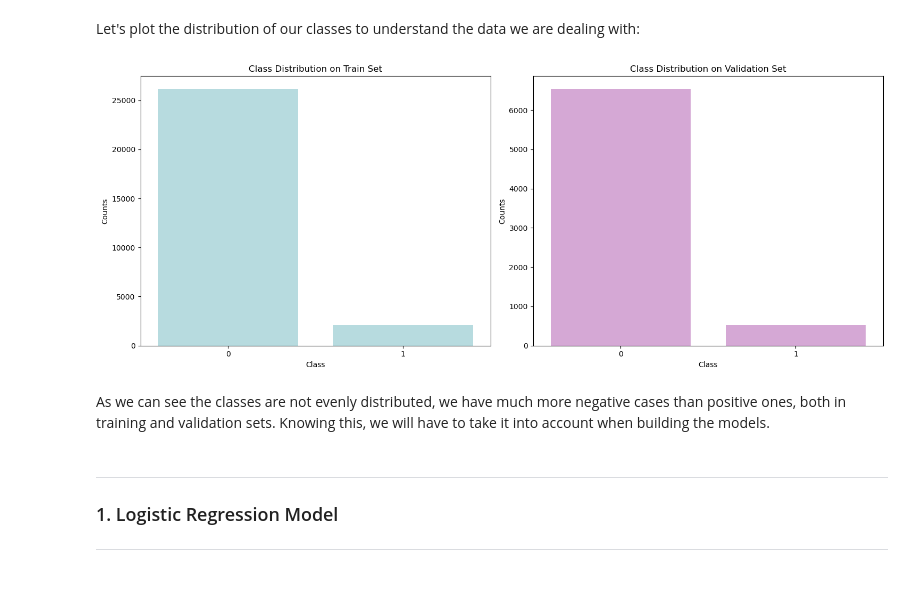
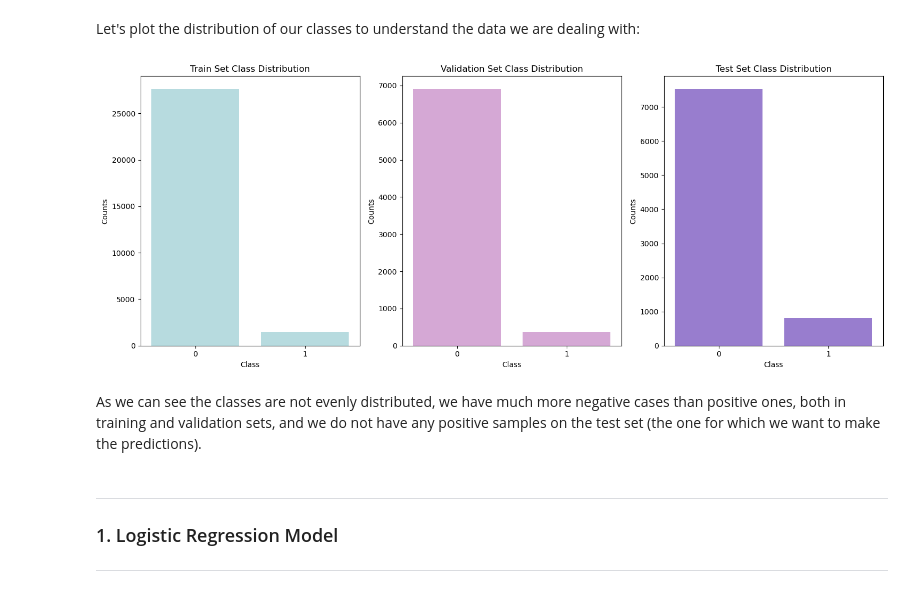
Before and after one commit to laurabolta/Synthesis-Project-I, a Jupyter notebook: DropOutModels.ipynb, the cells around one changed output. Saved outputs shown, nothing was run; the diff lists cells and outputs as text; code cells hidden in the pictures.

Commit message:
Finished drop out prediction models

```diff
--- a/DropOutModels.ipynb
+++ b/DropOutModels.ipynb
@@ -15,8 +15,8 @@ df = clean_df.copy()
 df = df.dropna(subset=['nota_assignatura'])
 
 # Separate current year data (to predict)
-df_train = df[df['curs_academic'] != '2023/24'].copy()
-df_pred_target = df[df['curs_academic'] == '2023/24'].copy()
+df_train = df[df['curs_academic'] != '2021/22'].copy()
+df_pred_target = df[df['curs_academic'] == '2021/22'].copy()
 # %%
 from sklearn.preprocessing import OneHotEncoder
 from sklearn.compose import ColumnTransformer
@@ -37,8 +37,8 @@ X_train, X_val, y_train, y_val = train_test_split(
 )
 
 # Data to predict
-X_predict = df_pred_target.drop(columns=['abandonament'])
-y_predict = df_pred_target['abandonament']   # Ground truth for 2023/24
+X_test = df_pred_target.drop(columns=['abandonament'])
+y_test = df_pred_target['abandonament']   # Ground truth for 2023/24
 
 # Select categorical columns to encode
 categorical_cols = X_train.select_dtypes(include='object').columns.tolist()
@@ -112,36 +113,34 @@ def cross_validation(pipeline, X_train, y_train, scoring='f1', cv=5):
 # %% [markdown]
 Let's plot the distribution of our classes to understand the data we are dealing with:
 # %%
+# Compute class distributions
 data_train = {'0': np.sum(y_train == 0), '1': np.sum(y_train == 1)}
+data_val   = {'0': np.sum(y_val == 0), '1': np.sum(y_val == 1)}
+data_test  = {'0': np.sum(y_test == 0), '1': np.sum(y_test == 1)}
 
-df_train = pd.DataFrame({
-    'Class': ['0', '1'],
-    'Counts': [data_train['0'], data_train['1']]
-})
+# Create DataFrames
+df_train = pd.DataFrame({'Class': ['0', '1'], 'Counts': [data_train['0'], data_train['1']]})
+df_val   = pd.DataFrame({'Class': ['0', '1'], 'Counts': [data_val['0'], data_val['1']]})
+df_test  = pd.DataFrame({'Class': ['0', '1'], 'Counts': [data_test['0'], data_test['1']]})
 
-data_val = {'0': np.sum(y_val == 0), '1': np.sum(y_val == 1)}
+# Plot
+fig, axes = plt.subplots(1, 3, figsize=(15, 6))
 
-df_val = pd.DataFrame({
-    'Class': ['0', '1'],
-    'Counts': [data_val['0'], data_val['1']]
-})
+sns.barplot(data=df_train, x='Class', y='Counts', color='powderblue', ax=axes[0])
+axes[0].set_title("Train Set Class Distribution")
 
+sns.barplot(data=df_val, x='Class', y='Counts', color='plum', ax=axes[1])
+axes[1].set_title("Validation Set Class Distribution")
 
-fig, axes = plt.subplots(1, 2, figsize=(15, 6))
-# Plot train set distribution
-sns.barplot(data=df_train, x='Class', y='Counts', color='powderblue', ax=axes[0])
-axes[0].set_title("Class Distribution on Train Set")
-
-# Plot validation set distribution
-sns.barplot(data=df_val, x='Class', y='Counts', color='plum', ax=axes[1])
-axes[1].set_title("Class Distribution on Validation Set")
+sns.barplot(data=df_test, x='Class', y='Counts', color='mediumpurple', ax=axes[2])
+axes[2].set_title("Test Set Class Distribution")
 
 plt.tight_layout()
 plt.show()
 # %% [output]
-[figure, old version]
+[figure, new version]
 # %% [markdown]
-As we can see the classes are not evenly distributed, we have much more negative cases than positive ones, both in training and validation sets. Knowing this, we will have to take it into account when building the models.
+As we can see the classes are not evenly distributed, we have much more negative cases than positive ones, both in training and validation sets, and we do not have any positive samples on the test set (the one for which we want to make the predictions).
 # %% [markdown]
 ---
 ### 1. Logistic Regression Model
```
Also changed, not shown: parts of 34 cells of this notebook, 1 other file.
